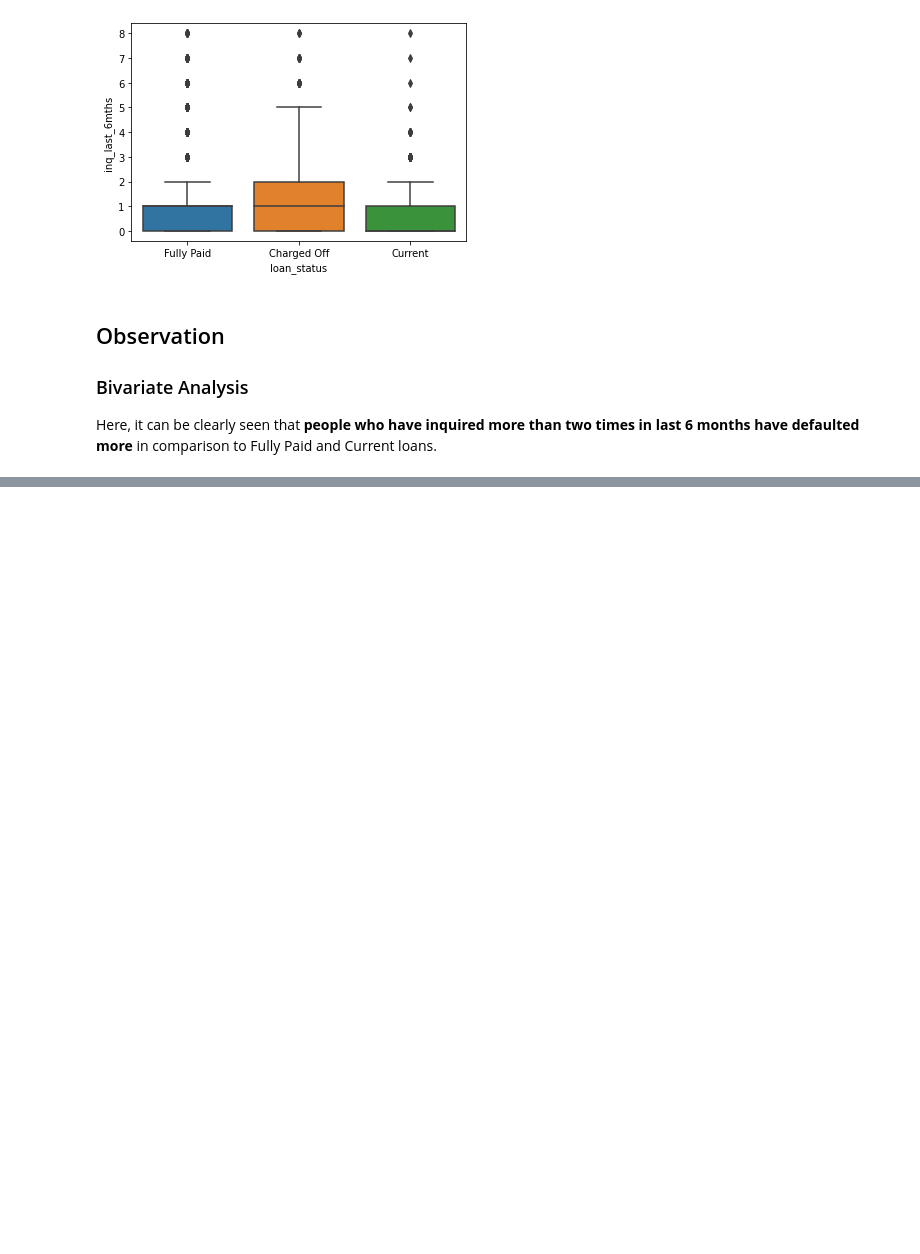
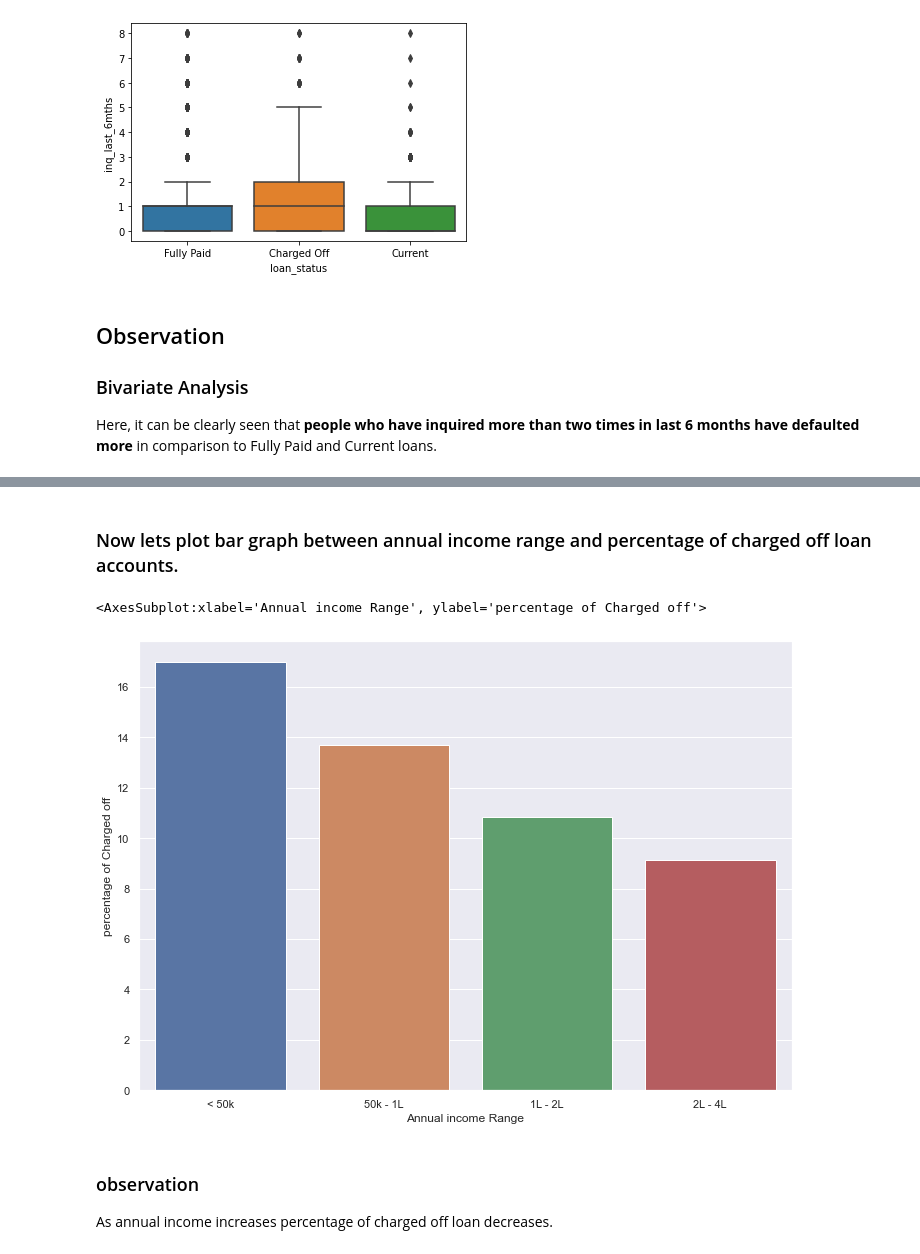
Before and after one commit to pndy19/lending_club_case_study, a Jupyter notebook: Lending_Club.ipynb, the cells around one changed output, grey strips where cells are left out. Drawn from its saved outputs; the diff is of its cells as text; code cells hidden in the pictures; blank space fills up the shorter version.

```diff
--- a/Lending_Club.ipynb
+++ b/Lending_Club.ipynb
@@ -813,0 +865,17 @@ Here, it can be clearly seen that __people who have inquired more than two times
+# %% [markdown]
+### Now lets plot  bar graph  between  annual income range and percentage of charged off loan accounts.
+# %%
+df2 = pd.DataFrame()
+for r in df_loan['annual_inc_range'].unique():
+         count_=len(df_loan[(df_loan['loan_status']=='Charged Off') & (df_loan['annual_inc_range']==r)] )
+         df2 = df2.append({'Annual income Range' :r, 'percentage of Charged off' :round(count_*100/len(df_loan[(df_loan['loan_status']!='Current') & (df_loan['annual_inc_range']==r)] ) ,2)
+            ,'count of Charged off':count_},  ignore_index = True)
+# %%
+sns.barplot(df2['Annual income Range'],df2['percentage of Charged off'])
+# %% [output]
+<AxesSubplot:xlabel='Annual income Range', ylabel='percentage of Charged off'>
+[figure, added]
+# %% [markdown]
+### observation
+
+As annual income increases percentage of charged off loan decreases.
```
Also changed, not shown: parts of 18 cells of this notebook.
